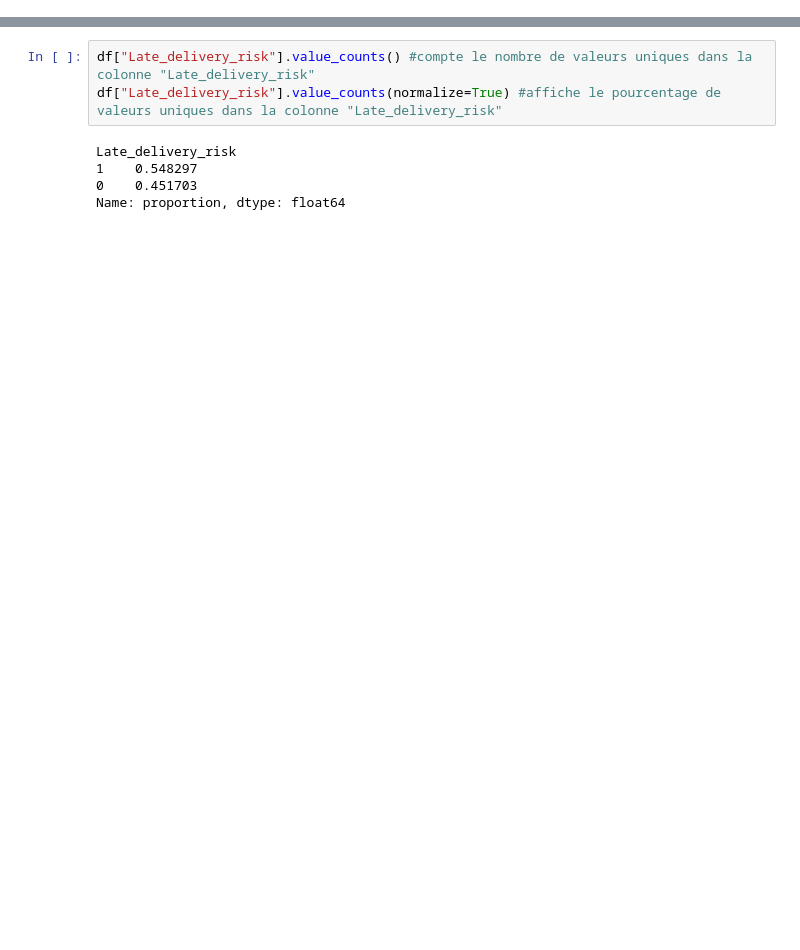
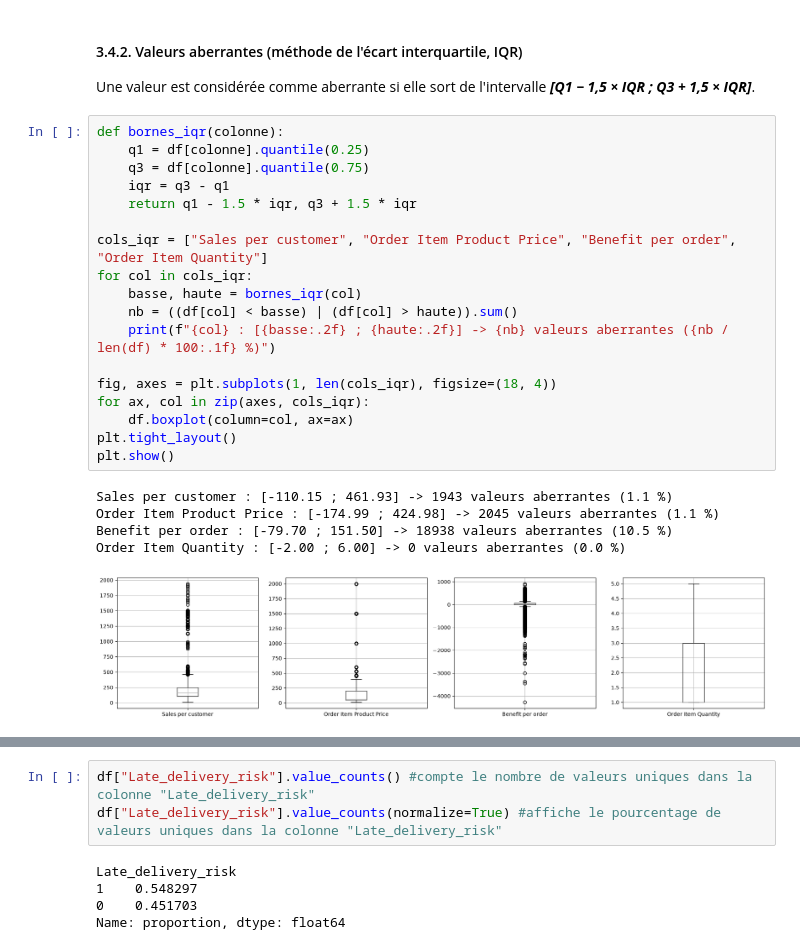
Before and after one commit to Nogarrr/Project-Supply-Chain, a Jupyter notebook: notebook_EDA_Supplychain.ipynb, the cells around one changed output, grey strips where cells are left out. Saved outputs shown, nothing was run; the diff lists cells and outputs as text; blank space fills up the shorter version.

```diff
--- a/notebook_EDA_Supplychain.ipynb
+++ b/notebook_EDA_Supplychain.ipynb
@@ -64,0 +202,28 @@ print(df.shape)
+# %% [markdown]
+#### 3.4.2. Valeurs aberrantes (méthode de l'écart interquartile, IQR)
+
+Une valeur est considérée comme aberrante si elle sort de l'intervalle *__[Q1 − 1,5 × IQR ; Q3 + 1,5 × IQR]__*.
+# %%
+def bornes_iqr(colonne):
+    q1 = df[colonne].quantile(0.25)
+    q3 = df[colonne].quantile(0.75)
+    iqr = q3 - q1
+    return q1 - 1.5 * iqr, q3 + 1.5 * iqr
+
+cols_iqr = ["Sales per customer", "Order Item Product Price", "Benefit per order", "Order Item Quantity"]
+for col in cols_iqr:
+    basse, haute = bornes_iqr(col)
+    nb = ((df[col] < basse) | (df[col] > haute)).sum()
+    print(f"{col} : [{basse:.2f} ; {haute:.2f}] -> {nb} valeurs aberrantes ({nb / len(df) * 100:.1f} %)")
+
+fig, axes = plt.subplots(1, len(cols_iqr), figsize=(18, 4))
+for ax, col in zip(axes, cols_iqr):
+    df.boxplot(column=col, ax=ax)
+plt.tight_layout()
+plt.show()
+# %% [output]
+Sales per customer : [-110.15 ; 461.93] -> 1943 valeurs aberrantes (1.1 %)
+Order Item Product Price : [-174.99 ; 424.98] -> 2045 valeurs aberrantes (1.1 %)
+Benefit per order : [-79.70 ; 151.50] -> 18938 valeurs aberrantes (10.5 %)
+Order Item Quantity : [-2.00 ; 6.00] -> 0 valeurs aberrantes (0.0 %)
+[figure, added]
```
Also changed, not shown: parts of 106 cells of this notebook.
